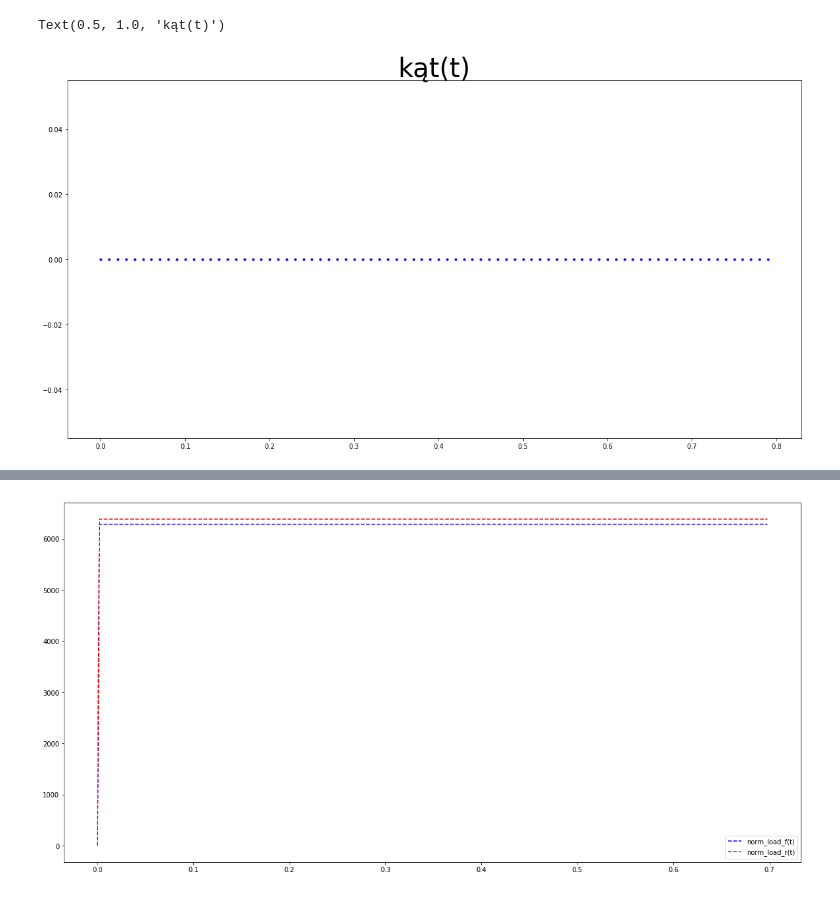
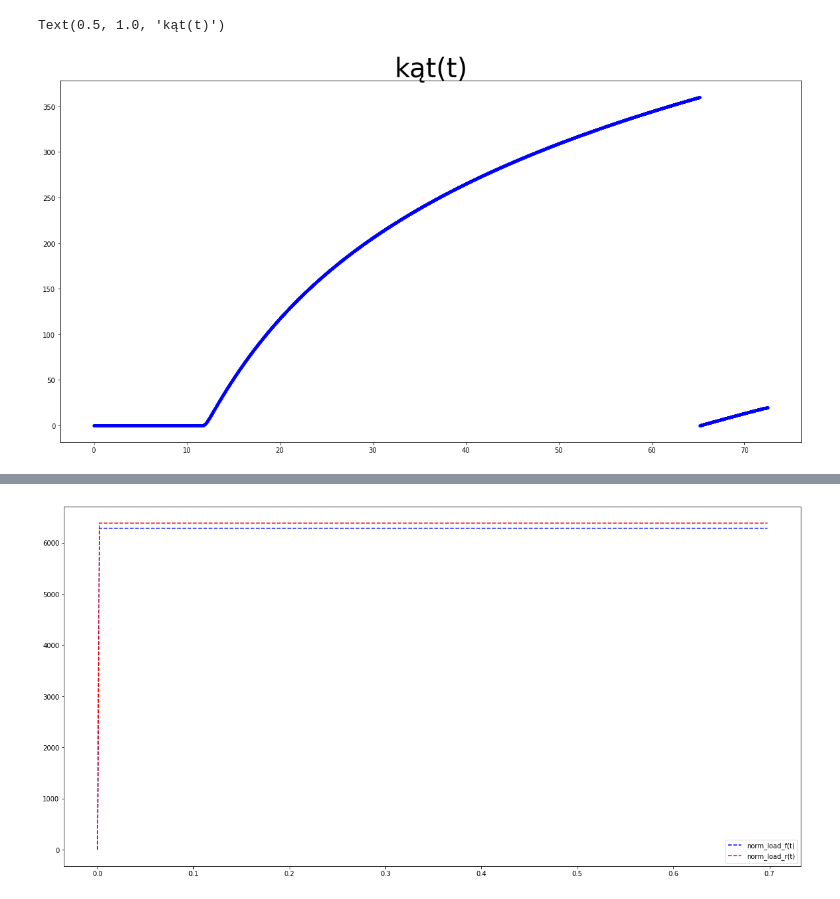
Before and after one commit to AvaRat/dynamic-model-car-simulator, a Jupyter notebook: simulator_visualization.ipynb, the cells around one changed output, grey strips where cells are left out. Saved outputs shown, nothing was run; the diff lists cells and outputs as text; code cells hidden in the pictures.

```diff
--- a/simulator_visualization.ipynb
+++ b/simulator_visualization.ipynb
@@ -122,17 +123,17 @@ Text(0.5, 1.0, 'torque(t)')
 # %%
 interest_a = 0
 interest_b = 800
 n = 10
-yaw = np.rad2deg(np.unwrap(data['yaw_angle'][interest_a:interest_b][::n])) %360
+yaw = np.rad2deg(np.unwrap(data['yaw_angle'][:][::n])) %360
 
 max_yaw = np.max(yaw)
 
 fig, ax = plt.subplots(figsize=(20,10))
-ax.plot(data['t'][interest_a:interest_b][::n], yaw, '.b')
+ax.plot(data['t'][:][::n], yaw, '.b')
 plt.title('kąt(t)', fontsize=40)
 # %% [output]
 Text(0.5, 1.0, 'kąt(t)')
-[figure, old version]
+[figure, new version]
 # %%
 fig, ax = plt.subplots(figsize=(20,10))
 max_speed = np.max([data['long_vel'], data['lat_vel']])
```
Also changed, not shown: parts of 13 cells of this notebook, 9 other files.
